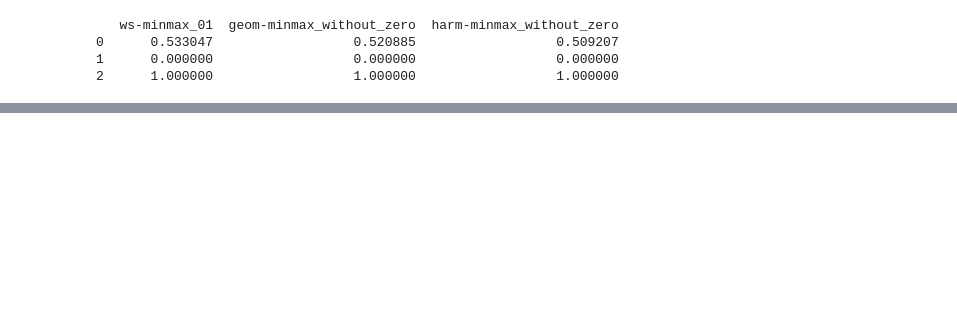
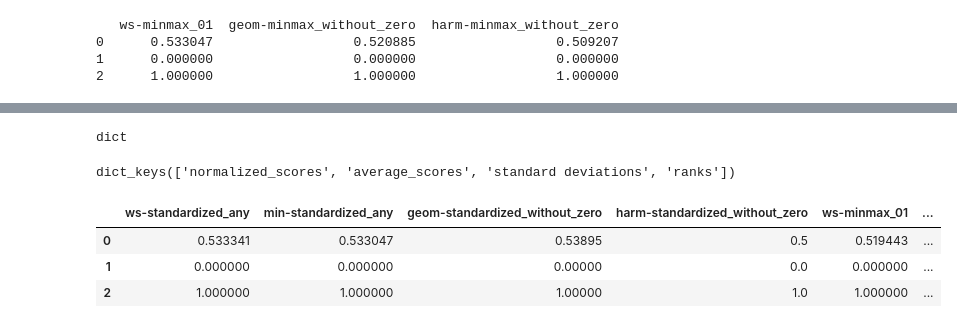
Before and after one commit to wetransform-os/ProMCDA, a Jupyter notebook: demo_in_notebook/use_promcda_library.ipynb, the cells around one changed output, grey strips where cells are left out. Saved outputs shown, nothing was run; the diff lists cells and outputs as text; code cells hidden in the pictures; blank space fills up the shorter version.

```diff
--- a/demo_in_notebook/use_promcda_library.ipynb
+++ b/demo_in_notebook/use_promcda_library.ipynb
@@ -696,0 +699,2 @@ print(normalized_means)
+# %%
+promcda.run()
@@ -696,0 +733,2 @@ print(normalized_means)
+# %%
+results = promcda.run()
@@ -696,0 +750,15 @@ print(normalized_means)
+# %%
+type(results)
+# %% [output]
+dict
+# %%
+results.keys()
+# %% [output]
+dict_keys(['normalized_scores', 'average_scores', 'standard deviations', 'ranks'])
+# %%
+results['normalized_scores']
+# %% [output]
+|  | ws-standardized_any | min-standardized_any | geom-standardized_without_zero | harm-standardized_without_zero | ws-minmax_01 | ... |
+| 0 | 0.533341 | 0.533047 | 0.53895 | 0.5 | 0.519443 | ... |
+| 1 | 0.000000 | 0.000000 | 0.00000 | 0.0 | 0.000000 | ... |
+| 2 | 1.000000 | 1.000000 | 1.00000 | 1.0 | 1.000000 | ... |
```
Also changed, not shown: parts of 31 cells of this notebook, 3 other files.
